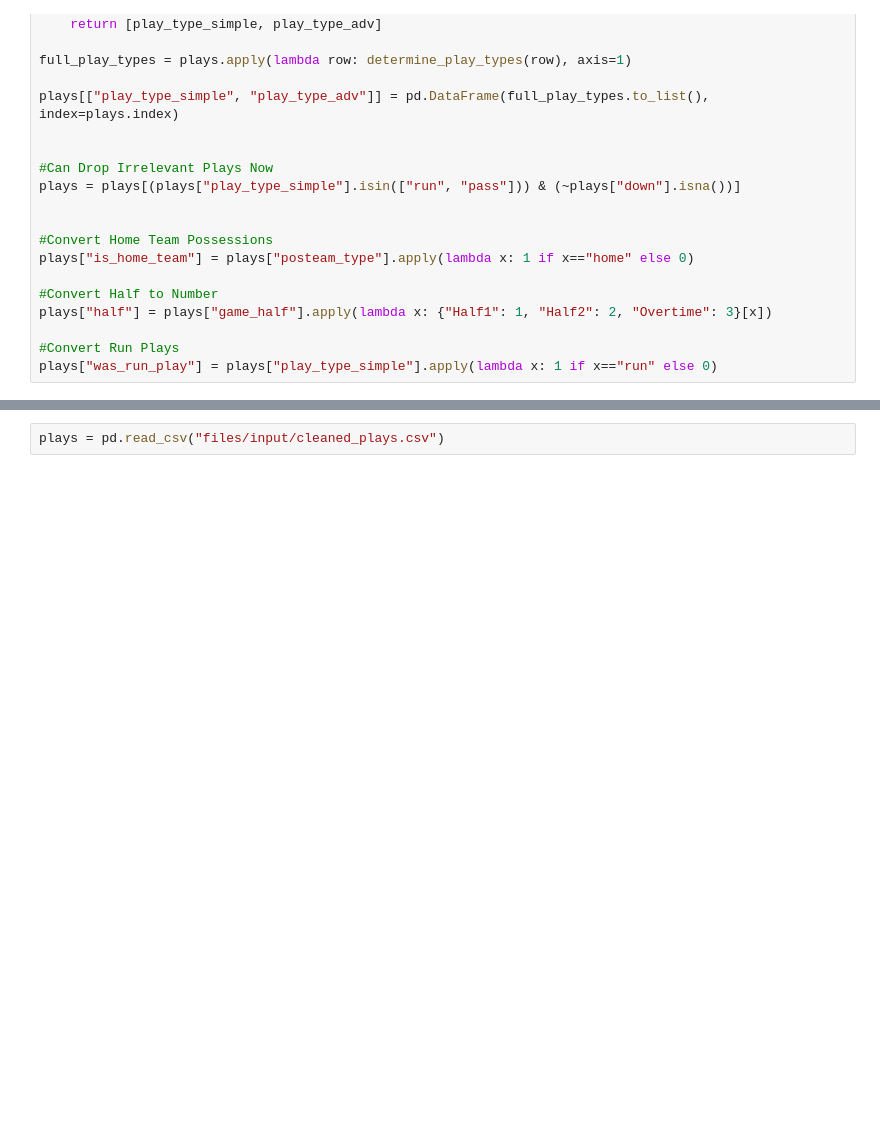
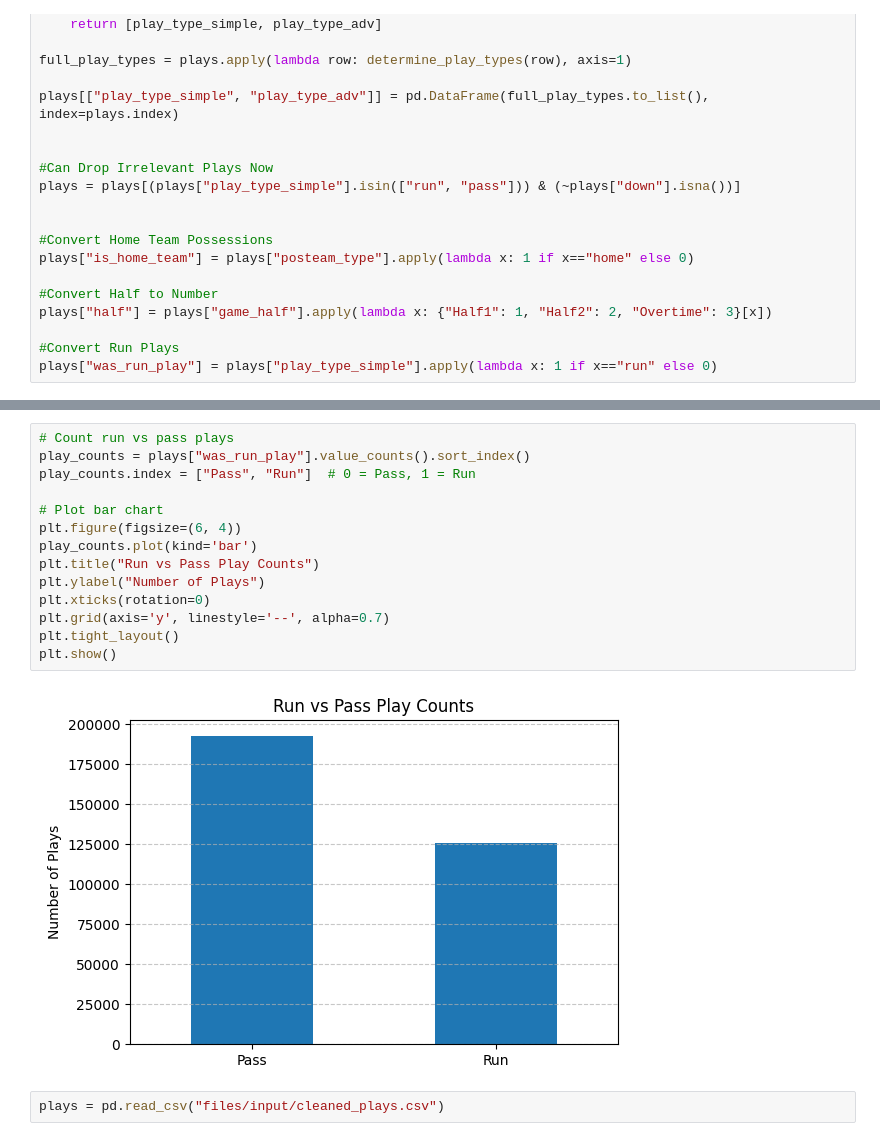
Before and after one commit to mikerhoads/deep-learning-final-project, a Jupyter notebook: deep-learning-notebook.ipynb, the cells around one changed output, grey strips where cells are left out. Cells and saved outputs as stored; diff of their text form; blank space fills up the shorter version.

```diff
--- a/deep-learning-notebook.ipynb
+++ b/deep-learning-notebook.ipynb
@@ -244,3 +250,19 @@ plays["half_seconds_remaining"] = plays["half_seconds_remaining"].fillna(0)
 plays.to_csv("files/input/cleaned_plays.csv", index=False)
+# %%
+# Count run vs pass plays
+play_counts = plays["was_run_play"].value_counts().sort_index()
+play_counts.index = ["Pass", "Run"]  # 0 = Pass, 1 = Run
+
+# Plot bar chart
+plt.figure(figsize=(6, 4))
+play_counts.plot(kind='bar')
+plt.title("Run vs Pass Play Counts")
+plt.ylabel("Number of Plays")
+plt.xticks(rotation=0)
+plt.grid(axis='y', linestyle='--', alpha=0.7)
+plt.tight_layout()
+plt.show()
+# %% [output]
+[figure, added]
 # %%
 plays = pd.read_csv("files/input/cleaned_plays.csv")
```
Also changed, not shown: parts of 16 cells of this notebook.
